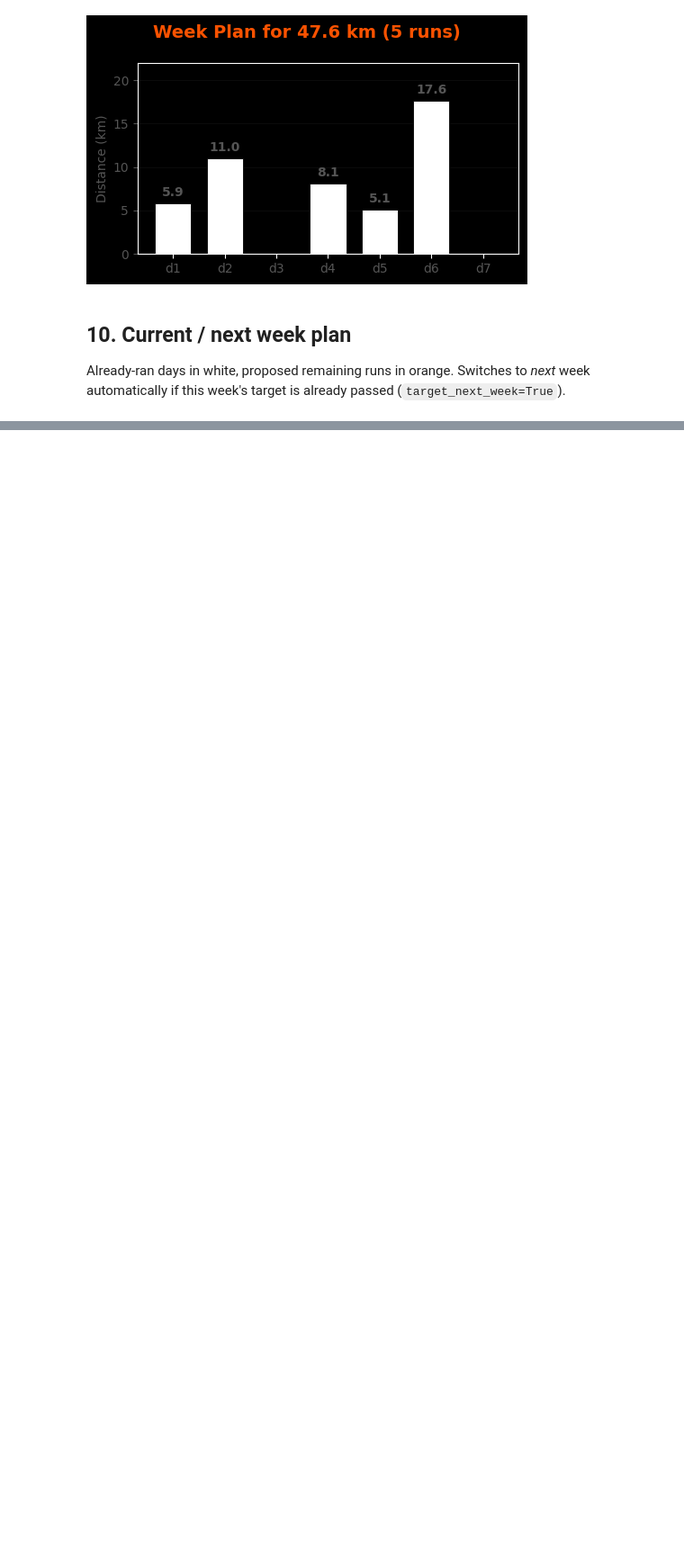
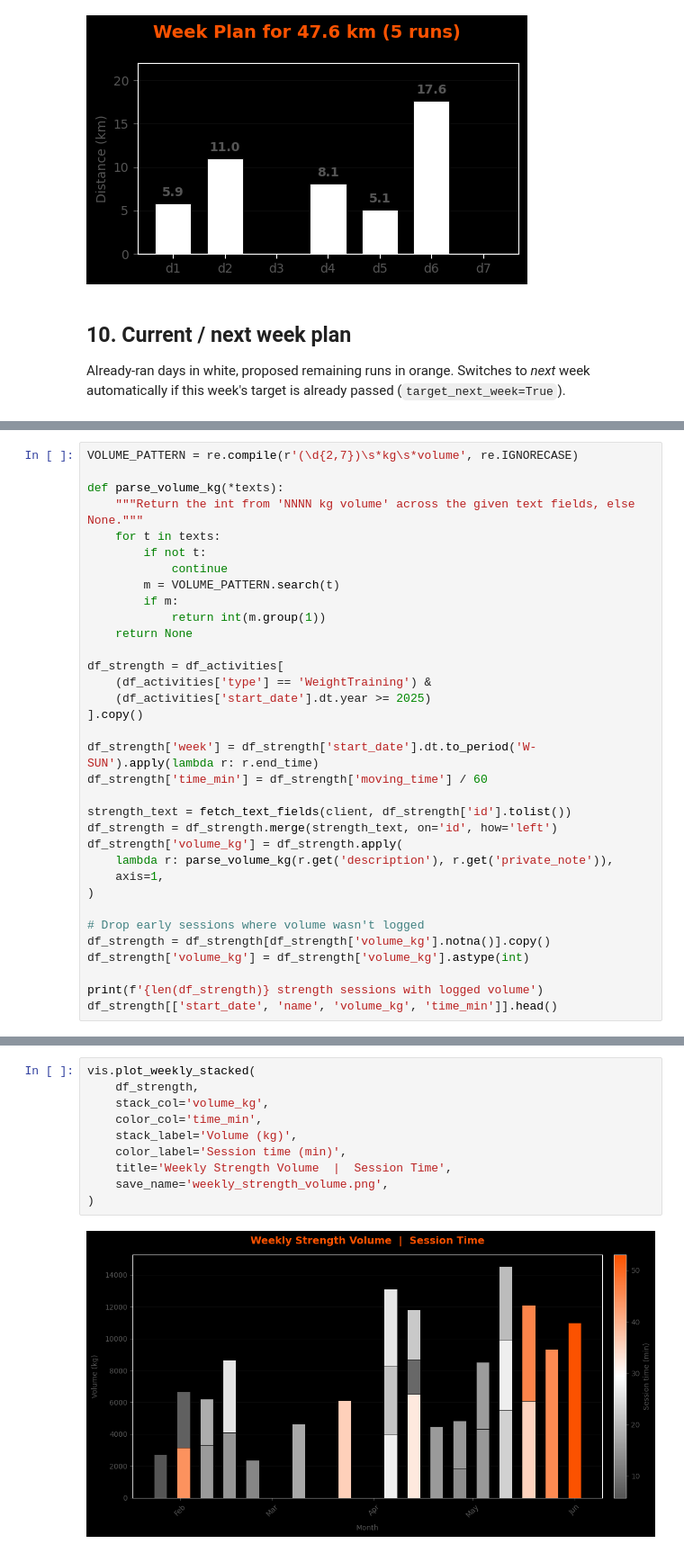
Before and after one commit to JoeySpronck/strava_data, a Jupyter notebook: playground.ipynb, the cells around one changed output, grey strips where cells are left out. Shown at 90% size. Saved outputs shown, nothing was run; the diff lists cells and outputs as text; blank space fills up the shorter version.

```diff
--- a/playground.ipynb
+++ b/playground.ipynb
@@ -215,0 +361,34 @@ IMPOSSIBLE: Only 2 days left, need 5 runs.
+# %%
+VOLUME_PATTERN = re.compile(r'(\d{2,7})\s*kg\s*volume', re.IGNORECASE)
+
+def parse_volume_kg(*texts):
+    """Return the int from 'NNNN kg volume' across the given text fields, else None."""
+    for t in texts:
+        if not t:
+            continue
+        m = VOLUME_PATTERN.search(t)
+        if m:
+            return int(m.group(1))
+    return None
+
+df_strength = df_activities[
+    (df_activities['type'] == 'WeightTraining') &
+    (df_activities['start_date'].dt.year >= 2025)
+].copy()
+
+df_strength['week'] = df_strength['start_date'].dt.to_period('W-SUN').apply(lambda r: r.end_time)
+df_strength['time_min'] = df_strength['moving_time'] / 60
+
+strength_text = fetch_text_fields(client, df_strength['id'].tolist())
+df_strength = df_strength.merge(strength_text, on='id', how='left')
+df_strength['volume_kg'] = df_strength.apply(
+    lambda r: parse_volume_kg(r.get('description'), r.get('private_note')),
+    axis=1,
+)
+
+# Drop early sessions where volume wasn't logged
+df_strength = df_strength[df_strength['volume_kg'].notna()].copy()
+df_strength['volume_kg'] = df_strength['volume_kg'].astype(int)
+
+print(f'{len(df_strength)} strength sessions with logged volume')
+df_strength[['start_date', 'name', 'volume_kg', 'time_min']].head()
@@ -215,0 +407,12 @@ IMPOSSIBLE: Only 2 days left, need 5 runs.
+# %%
+vis.plot_weekly_stacked(
+    df_strength,
+    stack_col='volume_kg',
+    color_col='time_min',
+    stack_label='Volume (kg)',
+    color_label='Session time (min)',
+    title='Weekly Strength Volume  |  Session Time',
+    save_name='weekly_strength_volume.png',
+)
+# %% [output]
+[figure, added]
```
Also changed, not shown: parts of 23 cells of this notebook, 15 other files.
